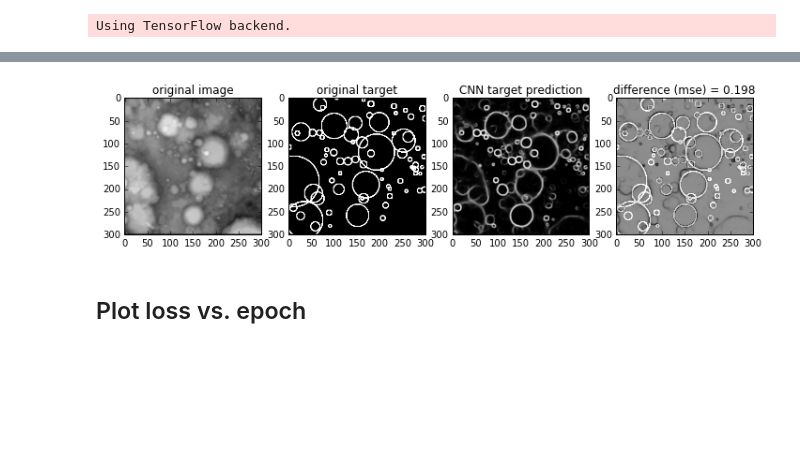
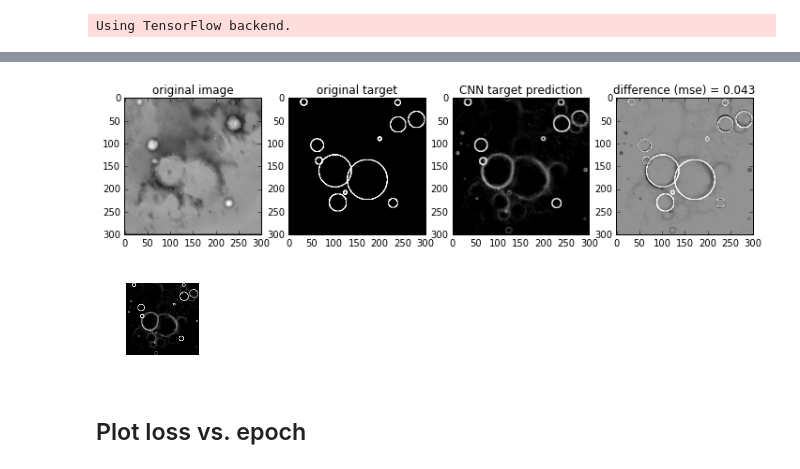
Before and after one commit to silburt/moon-craters, a Jupyter notebook: Mask_generator_analysis_ari.ipynb, the cells around one changed output, grey strips where cells are left out. Saved outputs shown, nothing was run; the diff lists cells and outputs as text; code cells hidden in the pictures; blank space fills up the shorter version.

```diff
--- a/Mask_generator_analysis_ari.ipynb
+++ b/Mask_generator_analysis_ari.ipynb
@@ -58,6 +58,19 @@ def read_and_normalize_data(path, img_width, img_height, data_flag):
     data = np.array(data).astype('float32')     #convert to numpy, convert to float
     print('%s shape:'%data_type, data.shape)
     return data, target, id
+
+#save target no border for Hough circles
+def save_image(data, cm, fn):
+    sizes = np.shape(data)
+    height = float(sizes[0])
+    width = float(sizes[1])
+    fig = plt.figure()
+    fig.set_size_inches(width/height, 1, forward=False)
+    ax = plt.Axes(fig, [0., 0., 1., 1.])
+    ax.set_axis_off()
+    fig.add_axes(ax)
+    ax.imshow(data, cmap=cm)
+    plt.savefig(fn, dpi = height)
 # %%
 train_data, train_target, train_id = read_and_normalize_data('training_set/', 300, 300, 0)
 test_data, test_target, test_id = read_and_normalize_data('test_set/', 300, 300, 0)
@@ -104,12 +117,12 @@ train_target=np.load('training_set/train_target_%s_sample.npy'%ext).astype('floa
 test_data=np.load('test_set/test_data_%s_sample.npy'%ext).astype('float32')
 test_target=np.load('test_set/test_target_%s_sample.npy'%ext).astype('float32')
 # %%
-filename = 'models/FCNinception_%s.h5'%ext
+filename = 'models/FCNforkskip_%s_FL20.h5'%ext
 model = load_model(filename)
 #model.summary()
 # %%
 #do this on external cluster if large file
-n,off=5,10
+n,off=6,10
 target = model.predict(test_data[off:(n+off)].astype('float32'))
 # %%
 err = np.sum((test_target[off:(n+off)] - target)**2) / (n*300*300)
@@ -127,19 +140,21 @@ plt.legend(fontsize=8, numpoints=1)
 # %%
-i=3
+i=0
 
 f, (ax1, ax2, ax3, ax4) = plt.subplots(1,4, figsize=[12, 8])
 ax1.imshow(test_data[off+i], origin='upper', cmap="Greys_r")
 ax2.imshow(test_target[off+i], origin='upper', cmap="Greys_r")
 ax3.imshow(target[i], origin='upper', cmap="Greys_r")
 ax4.imshow(test_target[off+i] - target[i], origin='upper', cmap="Greys_r")
 ax1.set_title('original image')
 ax2.set_title('original target')
 ax3.set_title('CNN target prediction')
 diff = np.sum((test_target[i] - target[i])**2)/(300*300)
 ax4.set_title('difference (mse) = %.3f'%diff)
 plt.savefig('output_dir/images/%s_%d.png'%(os.path.basename(filename).split('.h5')[0],i))
+save_image(target[i], "Greys_r", 'output_dir/images/%s_%d_target.png'%(os.path.basename(filename).split('.h5')[0],i))
 # %% [output]
-[figure, old version]
+[figure, new version]
+[figure, added]
 # %% [markdown]
 ## Plot loss vs. epoch
 # %%
```
Also changed, not shown: parts of 2 cells of this notebook, 4 other files.
